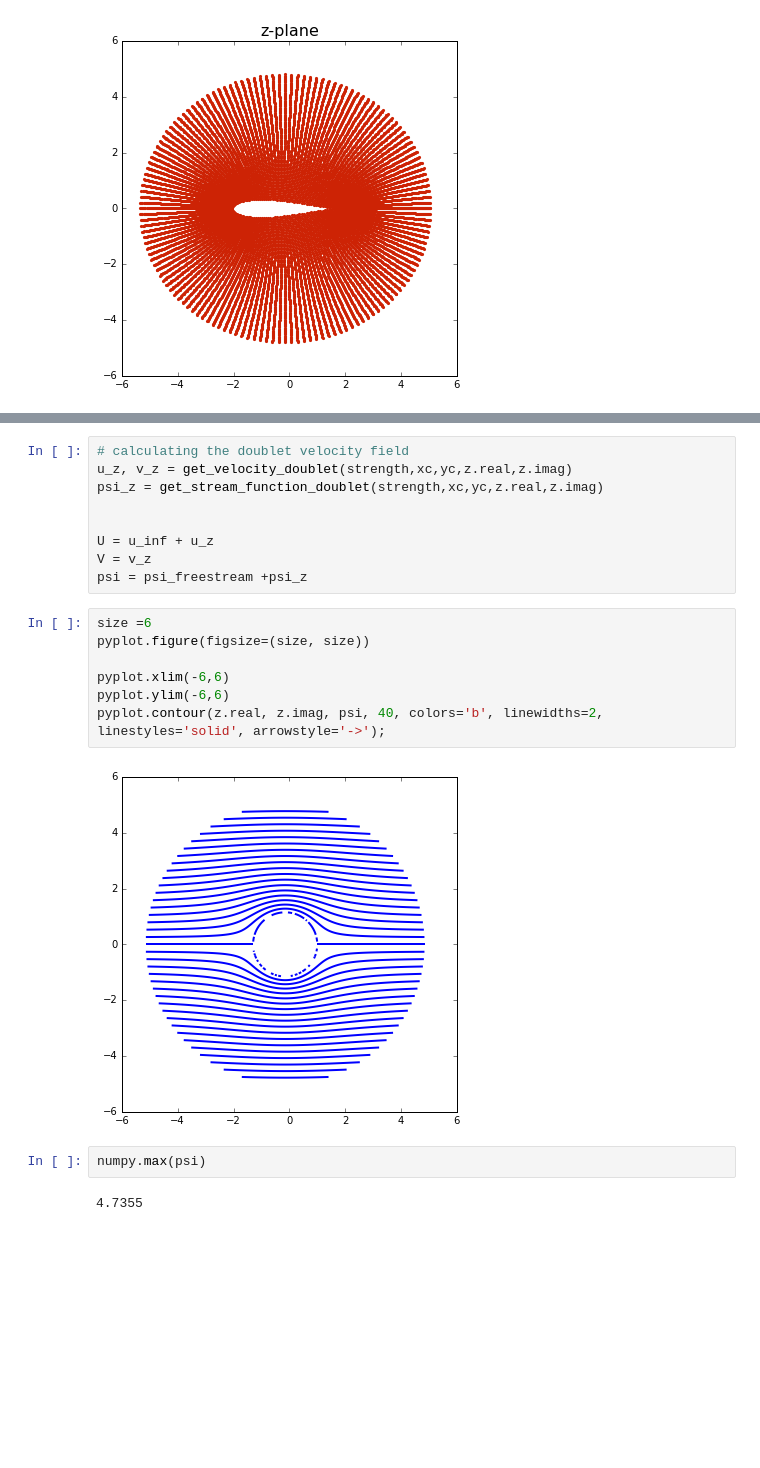
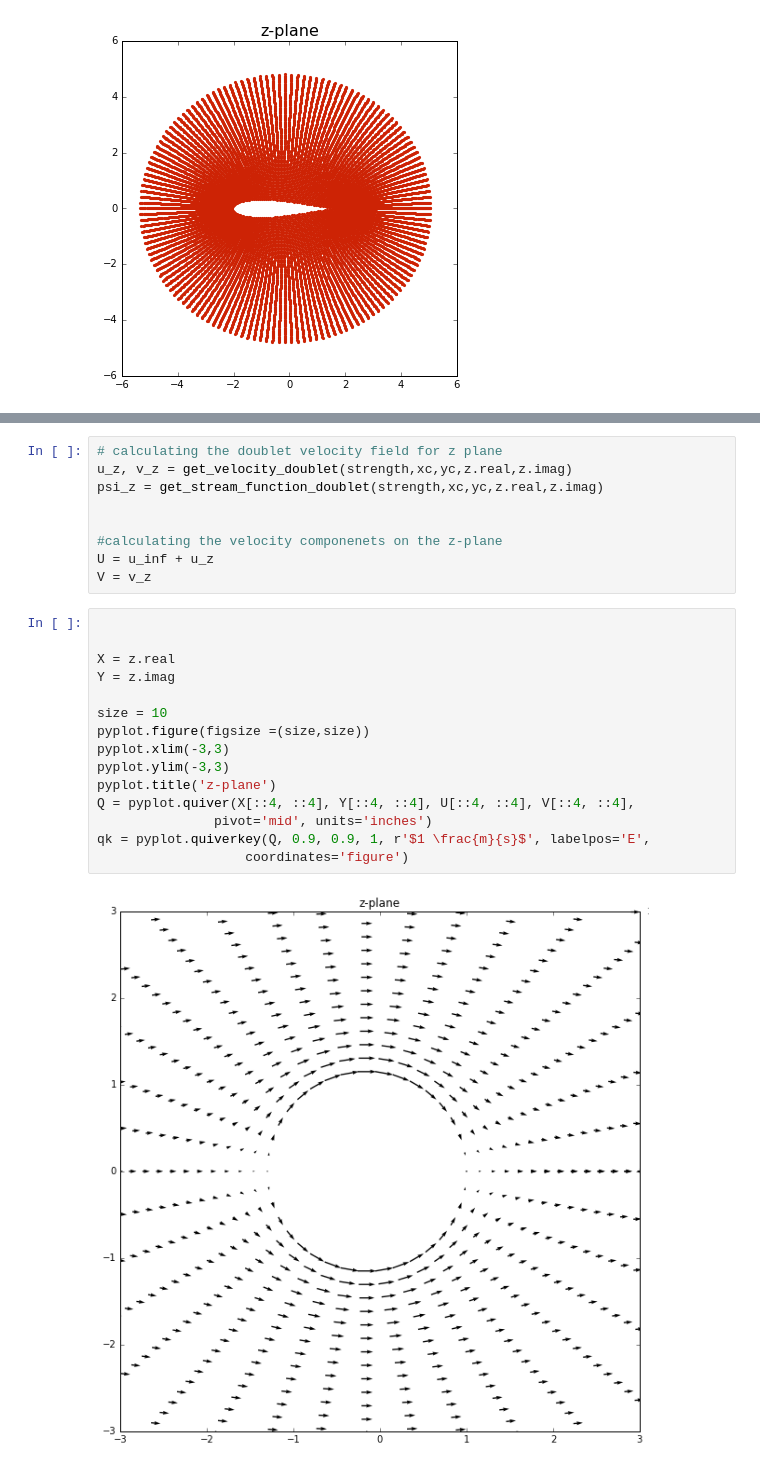
Before and after one commit to jennakosborn/mae6226, a Jupyter notebook: Assignment02.ipynb, the cells around one changed output, grey strips where cells are left out. Saved outputs shown, nothing was run; the diff lists cells and outputs as text; blank space fills up the shorter version.

```diff
--- a/Assignment02.ipynb
+++ b/Assignment02.ipynb
@@ -252,22 +291,26 @@ def get_stream_function_doublet(strength,xd,yd,X,Y):
 # %%
-# calculating the doublet velocity field
+# calculating the doublet velocity field for z plane
 u_z, v_z = get_velocity_doublet(strength,xc,yc,z.real,z.imag)
 psi_z = get_stream_function_doublet(strength,xc,yc,z.real,z.imag)
 
 
+#calculating the velocity componenets on the z-plane
 U = u_inf + u_z
 V = v_z
-psi = psi_freestream +psi_z
-# %%
-size =6
-pyplot.figure(figsize=(size, size))
-
-pyplot.xlim(-6,6)
-pyplot.ylim(-6,6)
-pyplot.contour(z.real, z.imag, psi, 40, colors='b', linewidths=2, linestyles='solid', arrowstyle='->');
-# %% [output]
-[figure, removed]
-# %%
-numpy.max(psi)
-# %% [output]
-4.7355
+# %%
+
+
+X = z.real
+Y = z.imag
+
+size = 10
+pyplot.figure(figsize =(size,size))
+pyplot.xlim(-3,3)
+pyplot.ylim(-3,3)
+pyplot.title('z-plane')
+Q = pyplot.quiver(X[::4, ::4], Y[::4, ::4], U[::4, ::4], V[::4, ::4],
+               pivot='mid', units='inches')
+qk = pyplot.quiverkey(Q, 0.9, 0.9, 1, r'$1 \frac{m}{s}$', labelpos='E',
+                   coordinates='figure')
+# %% [output]
+[figure, added]
```
Also changed, not shown: parts of 20 cells of this notebook.
